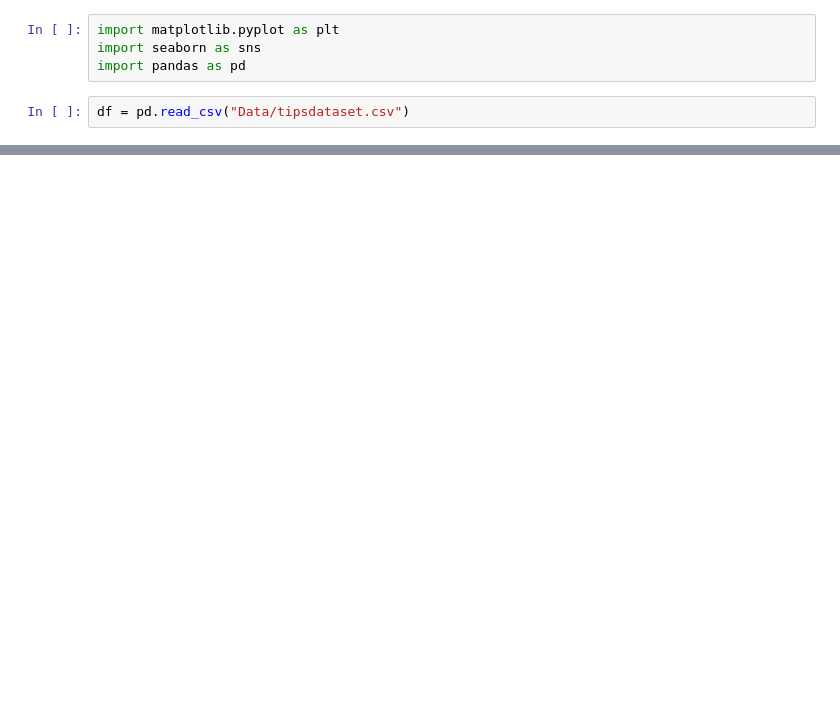
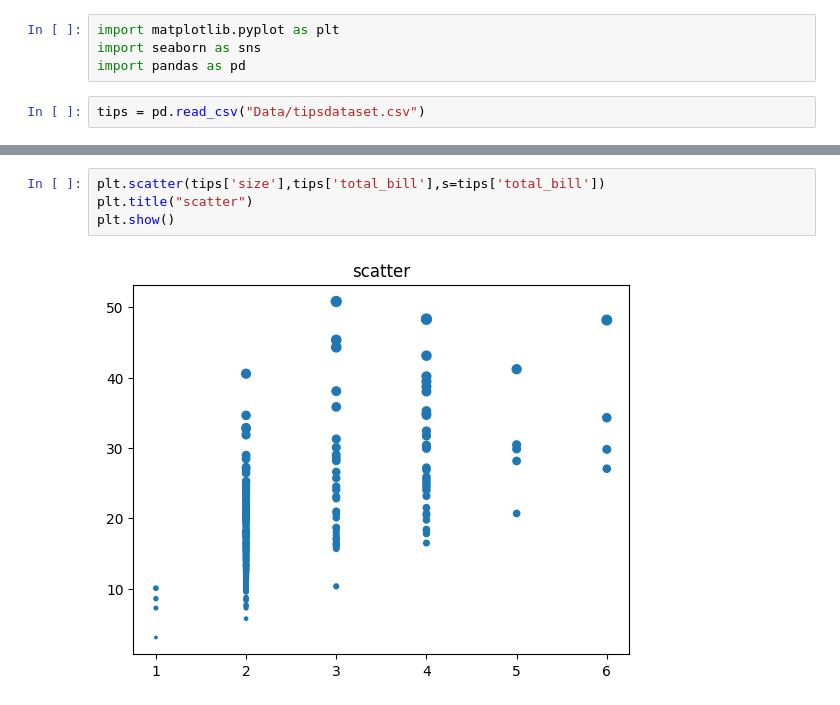
Before and after one commit to mayurbhunjwa-02/PBEL12, a Jupyter notebook: Day5_matplotlib.ipynb, the cells around one changed output, grey strips where cells are left out. Saved outputs shown, nothing was run; the diff lists cells and outputs as text; blank space fills up the shorter version.

```diff
--- a/Day5_matplotlib.ipynb
+++ b/Day5_matplotlib.ipynb
@@ -3,4 +3,4 @@ import matplotlib.pyplot as plt
 import seaborn as sns
 import pandas as pd
 # %%
-df = pd.read_csv("Data/tipsdataset.csv")
+tips = pd.read_csv("Data/tipsdataset.csv")
@@ -12,3 +16,9 @@ plt.title("PLOT")
 plt.show()
 # %% [output]
 [figure]
+# %%
+plt.scatter(tips['size'],tips['total_bill'],s=tips['total_bill'])
+plt.title("scatter")
+plt.show()
+# %% [output]
+[figure, added]
```
Also changed, not shown: parts of 17 cells of this notebook.
